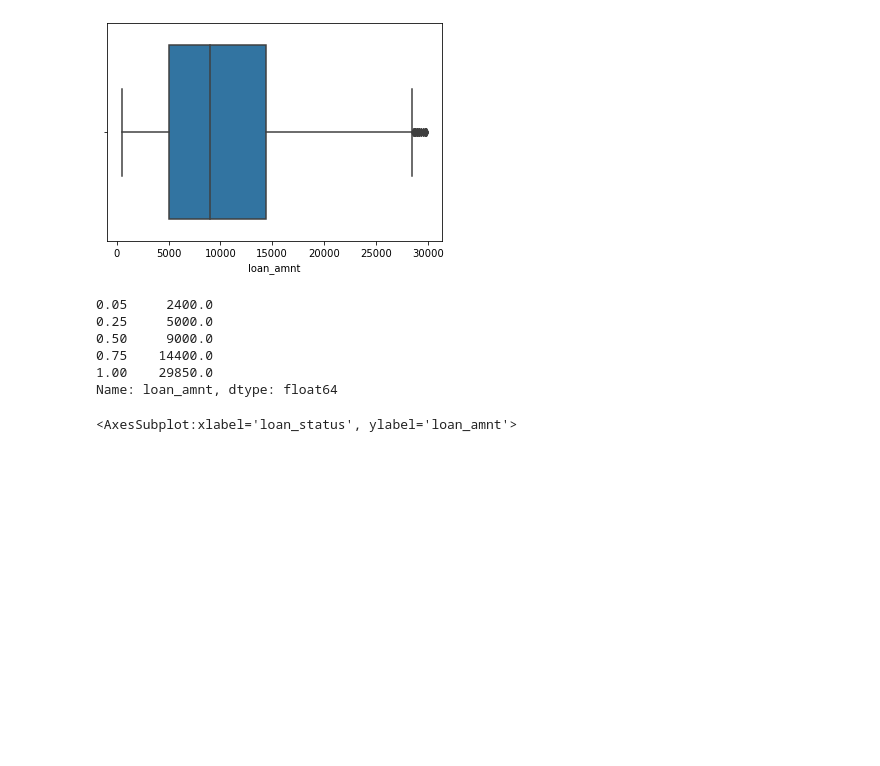
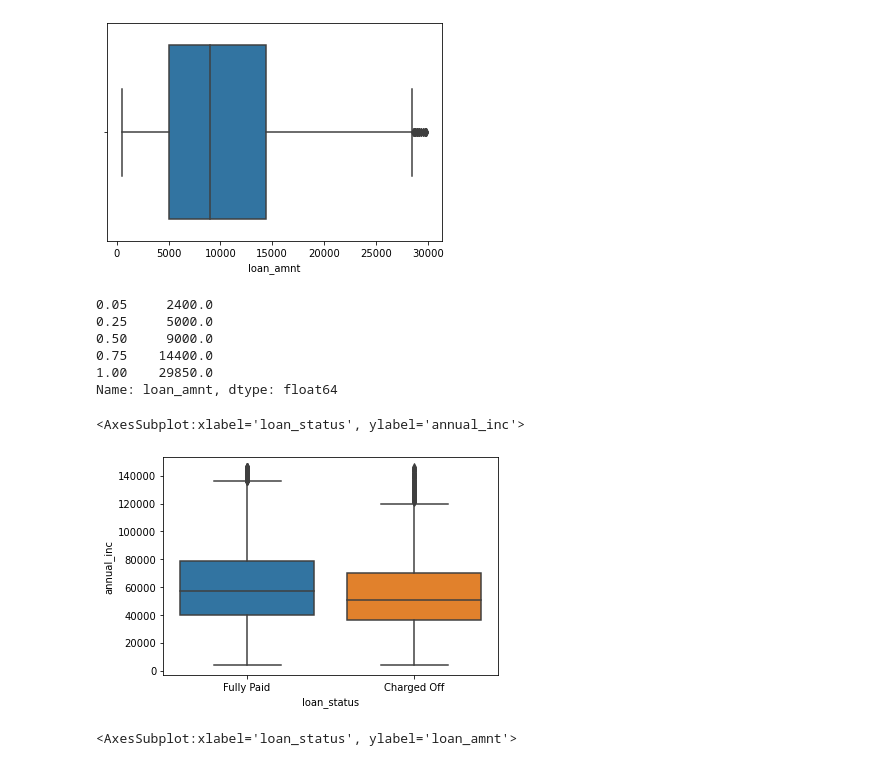
Before and after one commit to arooshp/lendingclub, a Jupyter notebook: lending_club_case_study.ipynb, the cells around one changed output. Drawn from its saved outputs; the diff is of its cells as text; code cells hidden in the pictures; blank space fills up the shorter version.

```diff
--- a/lending_club_case_study.ipynb
+++ b/lending_club_case_study.ipynb
@@ -370,6 +367,12 @@ print(df_cleaned["loan_amnt"].quantile([0.05,0.25,0.5,0.75,1]))
 0.75    14400.0
 1.00    29850.0
 Name: loan_amnt, dtype: float64
+# %%
+sns.boxplot(x=df_cleaned["loan_status"], y=df_cleaned["annual_inc"])
+#Borrowers with very less annual income tend to default the loan
+# %% [output]
+<AxesSubplot:xlabel='loan_status', ylabel='annual_inc'>
+[figure, added]
 # %%
 sns.barplot(x=df_cleaned["loan_status"], y=df_cleaned["loan_amnt"])
 #Recommendation: Higher values of loan amount requested are likely to be charged off
```
Also changed, not shown: parts of 15 cells of this notebook.
